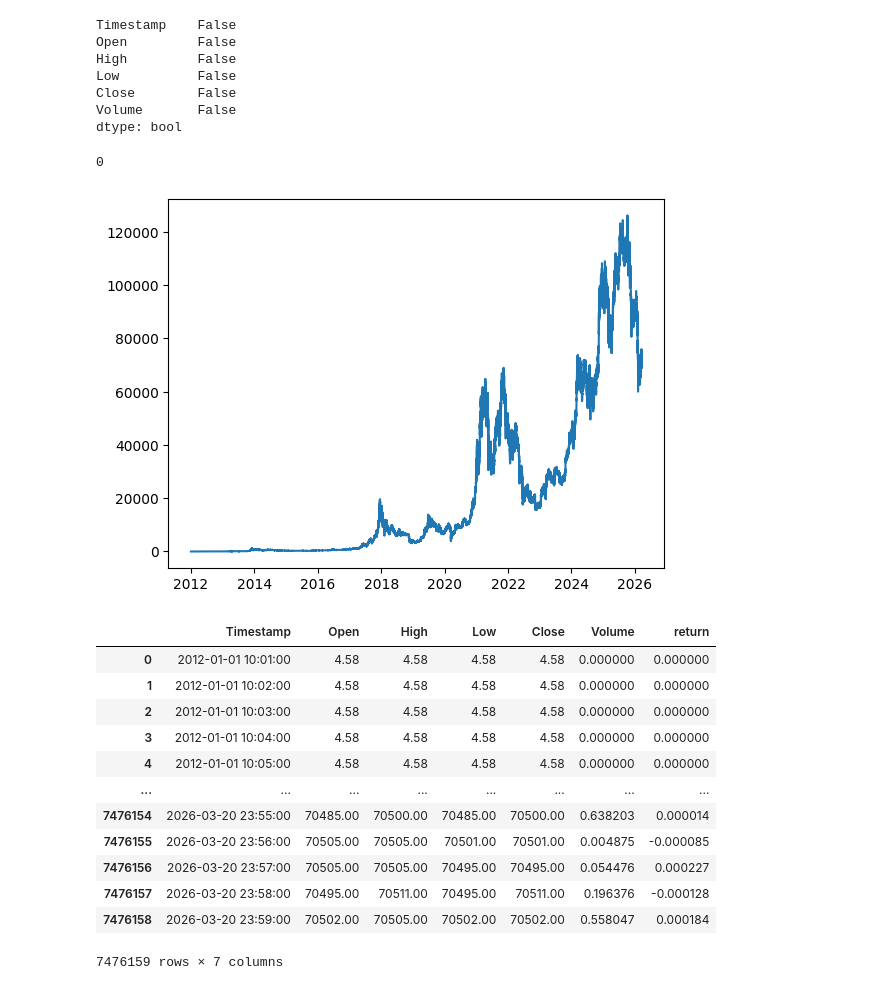
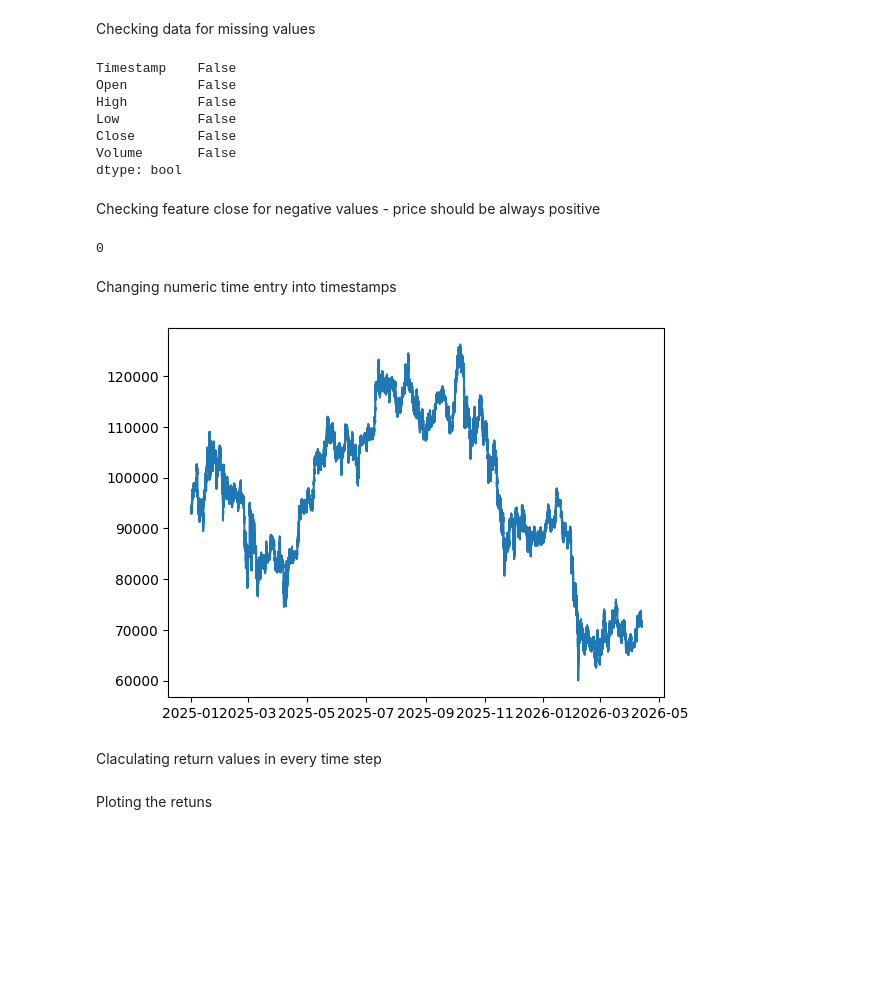
Before and after one commit to AgataJuda/Machine-Learning-for-Data-Analytics, a Jupyter notebook: data/processed/Processed_data.ipynb, the cells around one changed output. Drawn from its saved outputs; the diff is of its cells as text; code cells hidden in the pictures; blank space fills up the shorter version.

Commit message:
descriptions, outliers, new period
made descriptions to code, added 2 more ways to separate outliers and cut data to period 2025 today in hours timesteps

```diff
--- a/data/processed/Processed_data.ipynb
+++ b/data/processed/Processed_data.ipynb
@@ -43,3 +48,5 @@ memory usage: 399.3 MB
+# %% [markdown]
+Checking data for missing values
 # %%
 df.isna().any()
 # %% [output]
@@ -50,36 +57,31 @@ Low          False
 Close        False
 Volume       False
 dtype: bool
+# %% [markdown]
+Checking feature close for negative values - price should be always positive
 # %%
 sum(df["Close"]<0)
 # %% [output]
 0
+# %% [markdown]
+Changing numeric time entry into timestamps
 # %%
 df["Timestamp"]=pd.to_datetime(df["Timestamp"], unit="s")
+df = df[df['Timestamp'].dt.year >= 2025].copy()
 plt.plot(df['Timestamp'], df['Close'])
 plt.show()
 # df['Close']=np.log(df['Close'])
 # plt.plot(df['Timestamp'], df['Close'])
 plt.show()
 # %% [output]
-[figure, old version]
+[figure, new version]
+# %% [markdown]
+Claculating return values in every time step
 # %%
 df["return"] = df["Close"].pct_change().shift(-1)
-df.dropna()
+df = df.dropna(subset=["return"])
-# %% [output]
-|  | Timestamp | Open | High | Low | Close | Volume | return |
-| 0 | 2012-01-01 10:01:00 | 4.58 | 4.58 | 4.58 | 4.58 | 0.000000 | 0.000000 |
-| 1 | 2012-01-01 10:02:00 | 4.58 | 4.58 | 4.58 | 4.58 | 0.000000 | 0.000000 |
-| 2 | 2012-01-01 10:03:00 | 4.58 | 4.58 | 4.58 | 4.58 | 0.000000 | 0.000000 |
-| 3 | 2012-01-01 10:04:00 | 4.58 | 4.58 | 4.58 | 4.58 | 0.000000 | 0.000000 |
-| 4 | 2012-01-01 10:05:00 | 4.58 | 4.58 | 4.58 | 4.58 | 0.000000 | 0.000000 |
-| ... | ... | ... | ... | ... | ... | ... | ... |
-| 7476154 | 2026-03-20 23:55:00 | 70485.00 | 70500.00 | 70485.00 | 70500.00 | 0.638203 | 0.000014 |
-| 7476155 | 2026-03-20 23:56:00 | 70505.00 | 70505.00 | 70501.00 | 70501.00 | 0.004875 | -0.000085 |
-| 7476156 | 2026-03-20 23:57:00 | 70505.00 | 70505.00 | 70495.00 | 70495.00 | 0.054476 | 0.000227 |
-| 7476157 | 2026-03-20 23:58:00 | 70495.00 | 70511.00 | 70495.00 | 70511.00 | 0.196376 | -0.000128 |
-| 7476158 | 2026-03-20 23:59:00 | 70502.00 | 70505.00 | 70502.00 | 70502.00 | 0.558047 | 0.000184 |
-7476159 rows × 7 columns
+# %% [markdown]
+Ploting the retuns
 # %%
 plt.plot(df['Timestamp'], df['return'])
 # %% [output]
```
Also changed, not shown: parts of 27 cells of this notebook, 1 other file.
